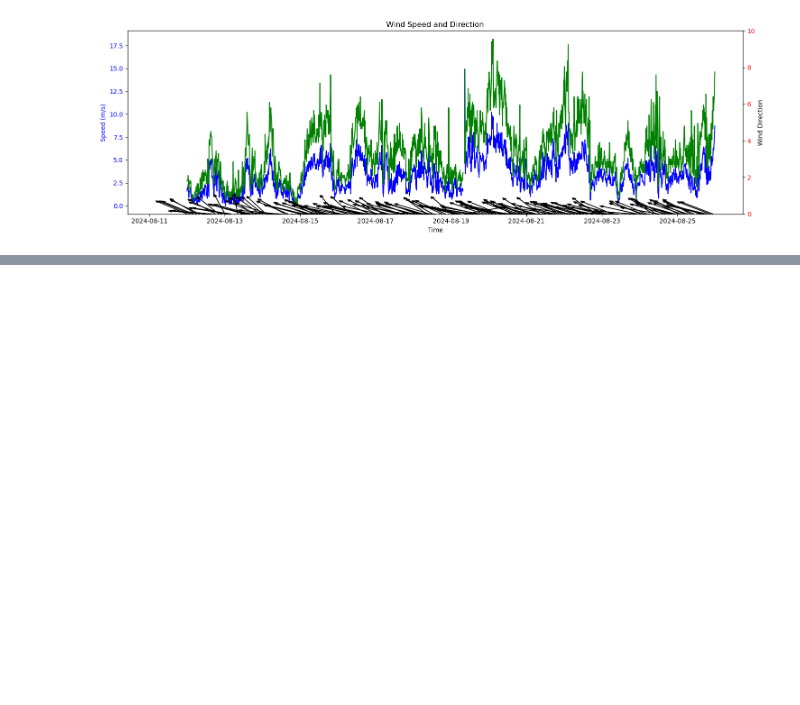
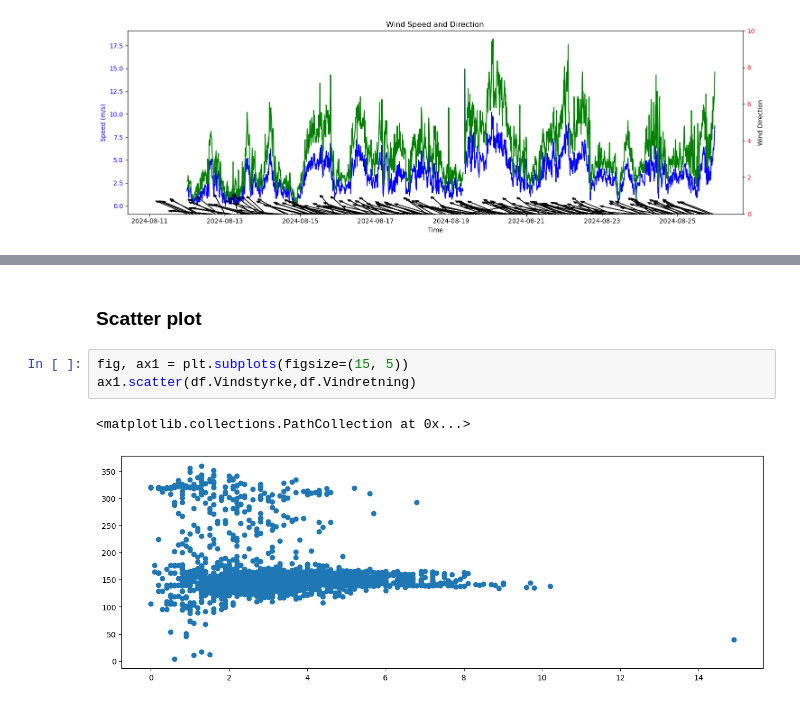
Before and after one commit to galendal/MAT100-datascience, a Jupyter notebook: content/florida.ipynb, the cells around one changed output, grey strips where cells are left out. Cells and saved outputs as stored; diff of their text form; blank space fills up the shorter version.

```diff
--- a/content/florida.ipynb
+++ b/content/florida.ipynb
@@ -99,0 +129,8 @@ plt.show()
+# %% [markdown]
+### Scatter plot
+# %%
+fig, ax1 = plt.subplots(figsize=(15, 5))
+ax1.scatter(df.Vindstyrke,df.Vindretning)
+# %% [output]
+<matplotlib.collections.PathCollection at 0x...>
+[figure, added]
```
Also changed, not shown: parts of 16 cells of this notebook.
